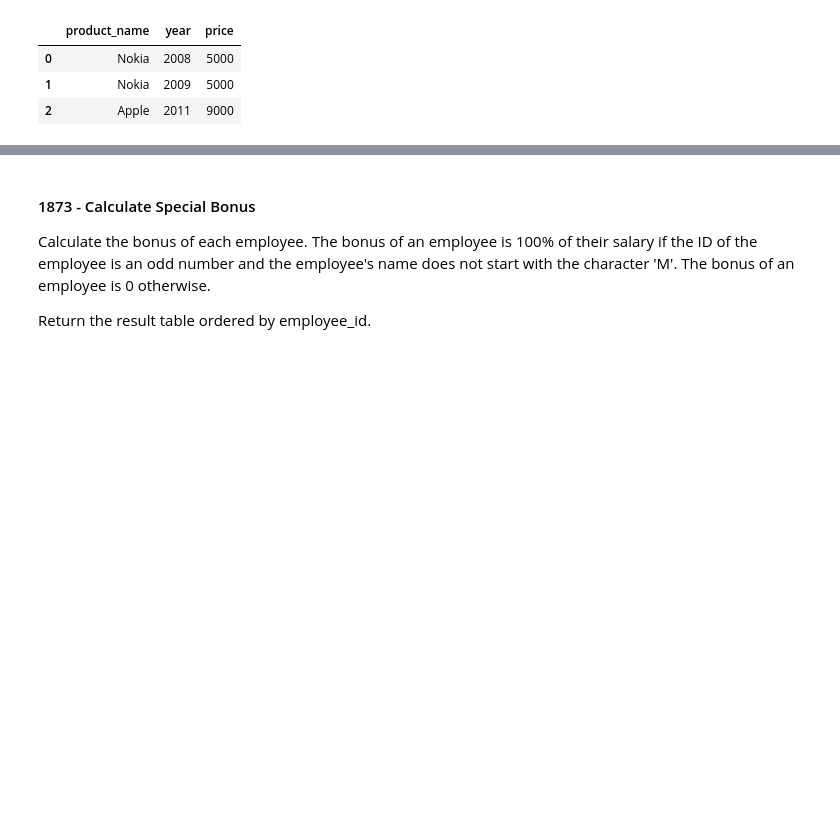
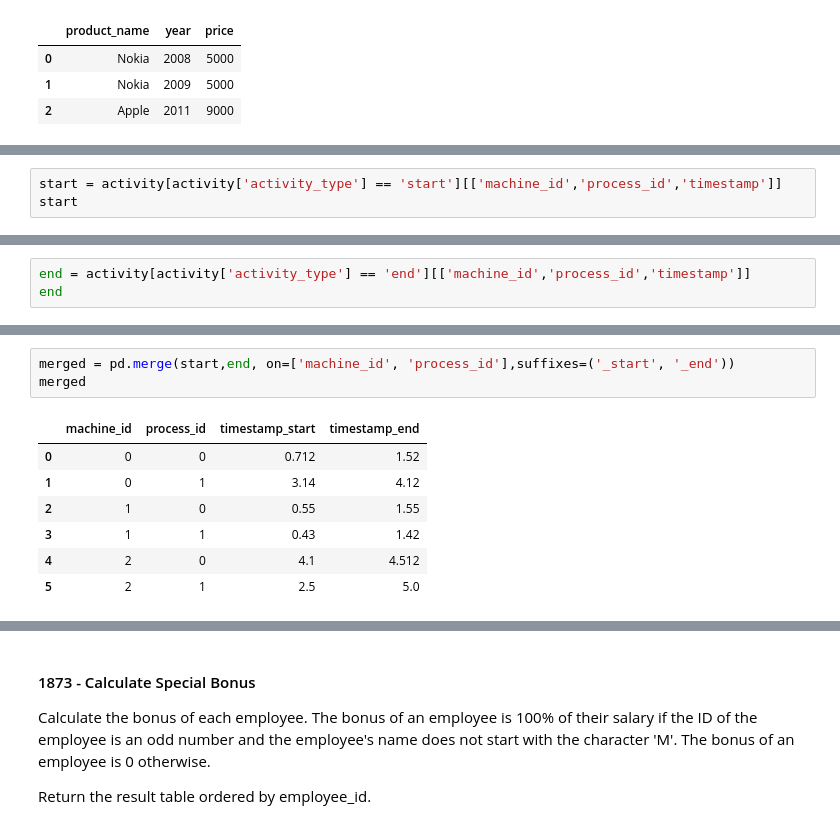
Before and after one commit to Swap-20/Leetcode-Pandas, a Jupyter notebook: Leetcode_Pandas.ipynb, the cells around one changed output, grey strips where cells are left out. Cells and saved outputs as stored; diff of their text form; blank space fills up the shorter version.

```diff
--- a/Leetcode_Pandas.ipynb
+++ b/Leetcode_Pandas.ipynb
@@ -228,0 +257,3 @@ result
+# %%
+start = activity[activity['activity_type'] == 'start'][['machine_id','process_id','timestamp']]
+start
@@ -228,0 +268,3 @@ result
+# %%
+end = activity[activity['activity_type'] == 'end'][['machine_id','process_id','timestamp']]
+end
@@ -228,0 +279,11 @@ result
+# %%
+merged = pd.merge(start,end, on=['machine_id', 'process_id'],suffixes=('_start', '_end'))
+merged
+# %% [output]
+|  | machine_id | process_id | timestamp_start | timestamp_end |
+| 0 | 0 | 0 | 0.712 | 1.52 |
+| 1 | 0 | 1 | 3.14 | 4.12 |
+| 2 | 1 | 0 | 0.55 | 1.55 |
+| 3 | 1 | 1 | 0.43 | 1.42 |
+| 4 | 2 | 0 | 4.1 | 4.512 |
+| 5 | 2 | 1 | 2.5 | 5.0 |
```
Also changed, not shown: parts of 5 cells of this notebook.
